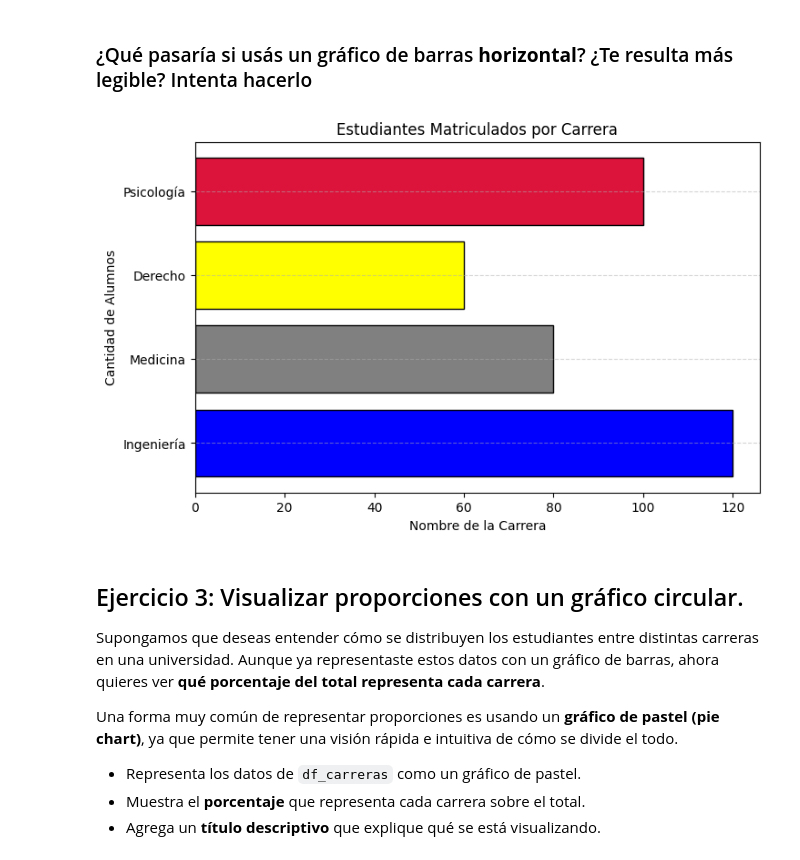
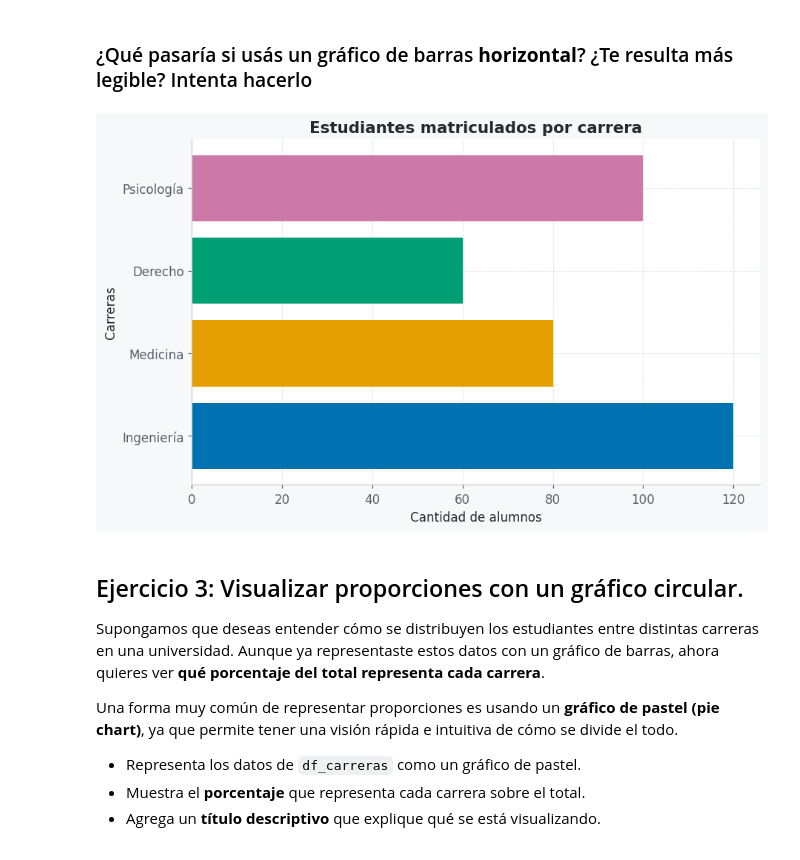
Before and after one commit to Cerco01/visualization-exercises-with-matplot-and-seaborn, a Jupyter notebook: notebook/problems.es.ipynb, the cells around one changed output. Drawn from its saved outputs; the diff is of its cells as text; code cells hidden in the pictures.

```diff
--- a/notebook/problems.es.ipynb
+++ b/notebook/problems.es.ipynb
@@ -167,31 +168,15 @@ plt.show()
 # %% [markdown]
 ### ¿Qué pasaría si usás un gráfico de barras **horizontal**? ¿Te resulta más legible? Intenta hacerlo
-# %%
-# tu codigo
-
-df_carreras = pd.DataFrame({
-    'Carrera': ['Ingeniería', 'Medicina', 'Derecho', 'Psicología'],
-    'Estudiantes': [120, 80, 60, 100],
-    'bar_colors': ['blue', 'grey', 'yellow', 'crimson']
-})
-
-bar_colors = ['blue', 'grey', 'yellow', 'crimson']
-# Gráfico usando las columnas del DataFrame
-plt.figure(figsize=(8, 5))
-plt.barh(df_carreras['Carrera'], df_carreras['Estudiantes'], color=df_carreras['bar_colors'], edgecolor='black')
-
-# Personalización
-plt.title('Estudiantes Matriculados por Carrera', fontsize=12, fontweight='light')
-plt.xlabel('Nombre de la Carrera')
-plt.ylabel('Cantidad de Alumnos')
-
-# Añadir una rejilla horizontal para ver mejor los valores
-plt.grid(axis='y', linestyle='--', alpha=0.5)
-
-# 4. Mostrar el gráfico
-plt.show()
-# %% [output]
-[figure, removed]
+# %%
+# Si utilizo un gráfico de barras horizontal la verdad es que lo veo mucho mejor.
+
+plt.barh(df_carreras['Carrera'], df_carreras['Estudiantes'], color=df_carreras['Colores'])
+plt.title('Estudiantes matriculados por carrera')
+plt.xlabel('Cantidad de alumnos')
+plt.ylabel('Carreras')
+plt.show()
+# %% [output]
+[figure, added]
 # %% [markdown]
 ## Ejercicio 3: Visualizar proporciones con un gráfico circular.
 
```
Also changed, not shown: parts of 11 cells of this notebook.
